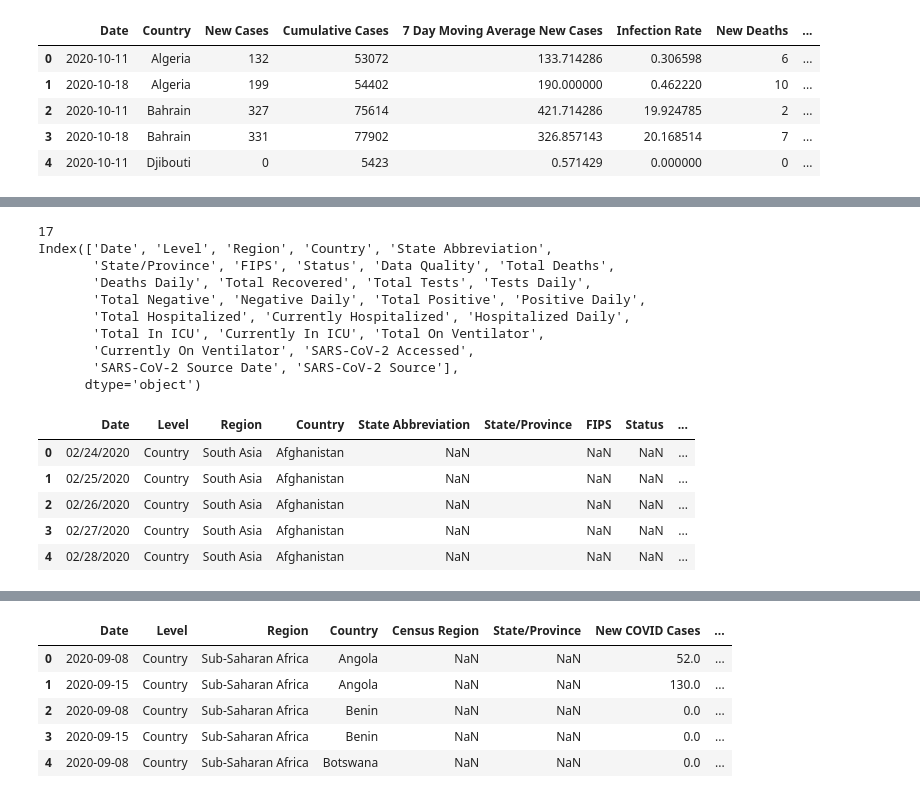
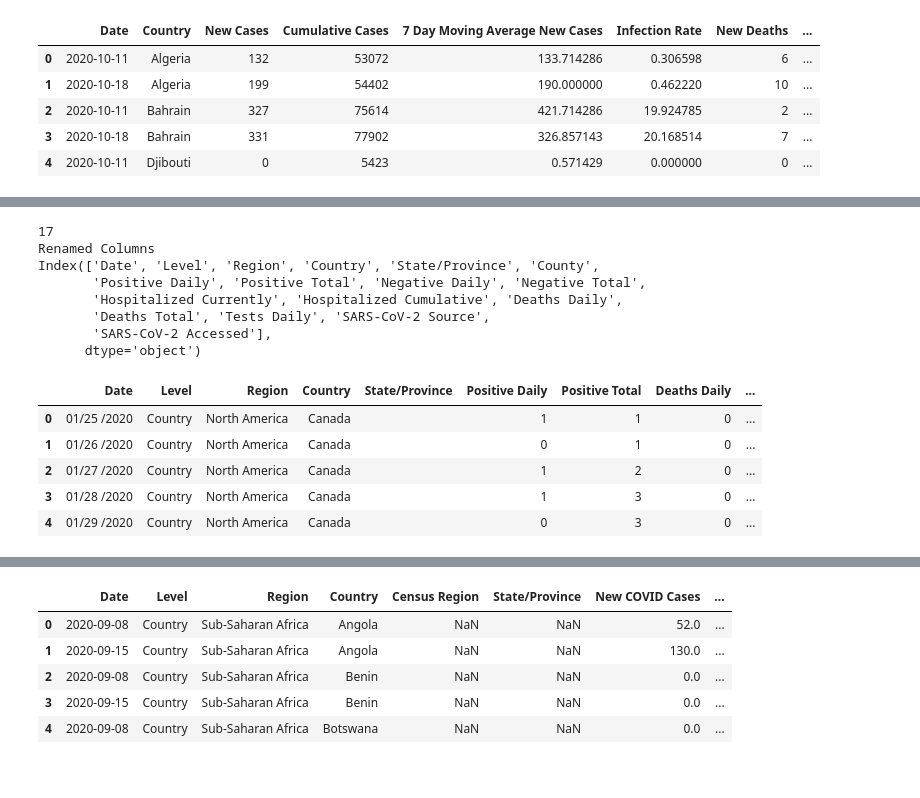
Before and after one commit to janinewhite/Global-COVID-Surveillance, a Jupyter notebook: COVID Surveillance.ipynb, the cells around one changed output, grey strips where cells are left out. Cells and saved outputs as stored; diff of their text form; code cells hidden in the pictures.

Commit message:
clean raw data creation

```diff
--- a/COVID Surveillance.ipynb
+++ b/COVID Surveillance.ipynb
@@ -545,7 +554,29 @@ c["SARS-CoV-2 Source"] = github_url
 c["Level"] = "Country"
 c["accessed"] = str(currentTime.month) + '/' + str(currentTime.day) + '/' + str(currentTime.year)
 
-c.head(10)
+c = c.rename({'cum_tests_orig': "Total Tests",
+              'new_tests_orig': "Tests Daily",
+              'pop_100k': "Population (100K)",
+              'new_cases_orig': "Cases Daily",
+              'new_deaths_orig': "Deaths Daily",
+              'cap_cum_cases': "Total Cases Per Capita",
+              'cap_new_cases': "Cases Daily per Capita (7 day rolling average)",
+              'cap_cum_deaths': "Total Deaths Per Capita",
+              'cap_new_deaths': "Death Daily Per capita (7 day rolling average)",
+              'cap_cum_tests': "Total Tests Per Capita (7 day rolling average)",
+              'cap_new_tests': "Tests Daily Per Capita (7 day rolling average)",
+              'all_cum_cases': "Total Cases",
+              'all_new_cases': "Cases Daily (7 day rolling average)",
+              'all_cum_deaths': "Total Deaths",
+              'all_new_deaths': "Death Daily (7 day rolling average)",
+              'all_cum_tests': "Total Tests (7 day rolling average)",
+              'all_new_tests': "Tests Daily (7 day rolling average)",
+              'pos': "Positivity Rate (7 day rolling average)"
+             },axis=1)
+print("Renamed Columns")
+print(c.columns)
+
+c.head()
 # %% [output]
 Columns
 Index(['set', 'name', 'unit', 'time', 'cum_tests_orig', 'new_tests_orig',
@@ -1060,6 +1123,8 @@ canada_source_request = requests.get(canada_source_csv).content
 canada_df = pd.read_csv(io.StringIO(canada_source_request.decode('utf-8')))
 currentTime = datetime.now()
 
+print("Original Canada Columns")
+print(canada_df.columns)
 canada_df.rename(columns = {
     'Province': 'State/Province',
     'SummaryDate': 'SARS-CoV-2 Source Date',
@@ -1071,6 +1136,8 @@ canada_df.rename(columns = {
     'TotalHospitalized': 'Hospitalized Total','DailyHospitalized': 'Hospitalized Daily',
     'TotalICU': 'ICU Total', 'DailyICU': 'ICU Daily'
 }, inplace = True)
+print("Renamed Canada Columns")
+print(canada_df.columns)
 
 canada_df.drop(columns=["OBJECTID"], inplace = True)
 canada_df["Downloaded"] = currentTime
@@ -1105,6 +1172,7 @@ canada_input_order = [
     'Date', 'Level', 'Region', 'Country', 'State/Province', 'Abbreviation', 'Population',
     'Positive Daily', 'Positive Total',
     'Deaths Daily', 'Deaths Total',
+    'Tests Daily', 'Tests Total',
     'Active Daily', 'Recovered Daily', 'Recovered Total',
     'Hospitalized Daily', 'Hospitalized Total', 'ICU Daily', 'ICU Total',
     'Downloaded', 'SARS-CoV-2 Source', 'SARS-CoV-2 Source Date', 'Population Source URL'
@@ -1116,6 +1184,7 @@ canada_input["State/Province"] = canada_input.apply(lambda x: "" if (x["Level"]=
 canada_input["Country"] = canada_input.apply(lambda x: "" if x["Level"]=="Region" else x["Country"], axis=1)
 
 print(canada_input.columns)
+print_column_unique(canada_input["State/Province"])
 canada_input.to_excel(cleanedFolder + "Canada_input.xlsx", index = False)
 canada_input.head()
 # %% [output]
@@ -1338,54 +1414,47 @@ print(len(c_renamed.columns))
 c_renamed.rename(
     columns = {
         "time": "Date",
         "region": "Region",
         "name": "Country",
         "state": "State/Province",
         "county": "County",
         "new_cases": "Positive Daily",
         "all_cum_cases": "Positive Total",
         "all_new_neg": "Negative Daily",
         "all_cum_neg": "Negative Total",
         "hospitalized_currently": "Hospitalized Currently",
         "hospitalized_cum": "Hospitalized Cumulative",
         "new_deaths": "Deaths Daily",
         "all_cum_deaths": "Deaths Total",
         "new_tests": "Tests Daily",
         "accessed": "SARS-CoV-2 Accessed"
     }, inplace = True)
-
+print("Renamed Columns")
+print(c_renamed.columns)
 canada_input_cleaned_order = [
     'Date', 'Level', 'Region', 'Country', 'State/Province',
     'Positive Daily', 'Positive Total',
     'Deaths Daily', 'Deaths Total',
+    'Tests Daily', 'Tests Total',
     'Active Daily', 'Recovered Daily', 'Recovered Total',
     'Hospitalized Daily', 'Hospitalized Total', 'ICU Daily', 'ICU Total',
     'SARS-CoV-2 Source', 'SARS-CoV-2 Source Date'
 ]
 canada_input_cleaned = canada_input[canada_input_cleaned_order].copy()
-canada_input_cleaned = canada_input_cleaned.rename(columns = {"SARS-CoV-2 Source Date": "SARS-CoV-2 Accessed"}, inplace = True)
-
-c_renamed = pd.concat([c_renamed, canada_input_cleaned], ignore_index=True, sort=True)
-c_renamed = pd.concat([c_renamed, us_input_cleaned], ignore_index=True, sort=True)
-c_renamed = c_renamed[merge_order]
-print(c_renamed.columns)
-#c_renamed_file = cleanedFolder + "input_cleaned.xlsx"
-#c_renamed.to_excel(c_renamed_file, index = False)
-c_renamed.head()
+canada_input_cleaned = canada_input_cleaned.rename(columns = {"SARS-CoV-2 Source Date": "SARS-CoV-2 Accessed"})
+canada_input_cleaned.head()
 # %% [output]
 17
-Index(['Date', 'Level', 'Region', 'Country', 'State Abbreviation',
-       'State/Province', 'FIPS', 'Status', 'Data Quality', 'Total Deaths',
-       'Deaths Daily', 'Total Recovered', 'Total Tests', 'Tests Daily',
-       'Total Negative', 'Negative Daily', 'Total Positive', 'Positive Daily',
-       'Total Hospitalized', 'Currently Hospitalized', 'Hospitalized Daily',
-       'Total In ICU', 'Currently In ICU', 'Total On Ventilator',
-       'Currently On Ventilator', 'SARS-CoV-2 Accessed',
-       'SARS-CoV-2 Source Date', 'SARS-CoV-2 Source'],
+Renamed Columns
+Index(['Date', 'Level', 'Region', 'Country', 'State/Province', 'County',
+       'Positive Daily', 'Positive Total', 'Negative Daily', 'Negative Total',
+       'Hospitalized Currently', 'Hospitalized Cumulative', 'Deaths Daily',
+       'Deaths Total', 'Tests Daily', 'SARS-CoV-2 Source',
+       'SARS-CoV-2 Accessed'],
       dtype='object')
-|  | Date | Level | Region | Country | State Abbreviation | State/Province | FIPS | Status | ... |
-| 0 | 02/24/2020 | Country | South Asia | Afghanistan | NaN |  | NaN | NaN | ... |
-| 1 | 02/25/2020 | Country | South Asia | Afghanistan | NaN |  | NaN | NaN | ... |
-| 2 | 02/26/2020 | Country | South Asia | Afghanistan | NaN |  | NaN | NaN | ... |
-| 3 | 02/27/2020 | Country | South Asia | Afghanistan | NaN |  | NaN | NaN | ... |
-| 4 | 02/28/2020 | Country | South Asia | Afghanistan | NaN |  | NaN | NaN | ... |
+|  | Date | Level | Region | Country | State/Province | Positive Daily | Positive Total | Deaths Daily | ... |
+| 0 | 01/25 /2020 | Country | North America | Canada |  | 1 | 1 | 0 | ... |
+| 1 | 01/26 /2020 | Country | North America | Canada |  | 0 | 1 | 0 | ... |
+| 2 | 01/27 /2020 | Country | North America | Canada |  | 1 | 2 | 0 | ... |
+| 3 | 01/28 /2020 | Country | North America | Canada |  | 1 | 3 | 0 | ... |
+| 4 | 01/29 /2020 | Country | North America | Canada |  | 0 | 3 | 0 | ... |
```
Also changed, not shown: parts of 21 cells of this notebook, 20 other files.
